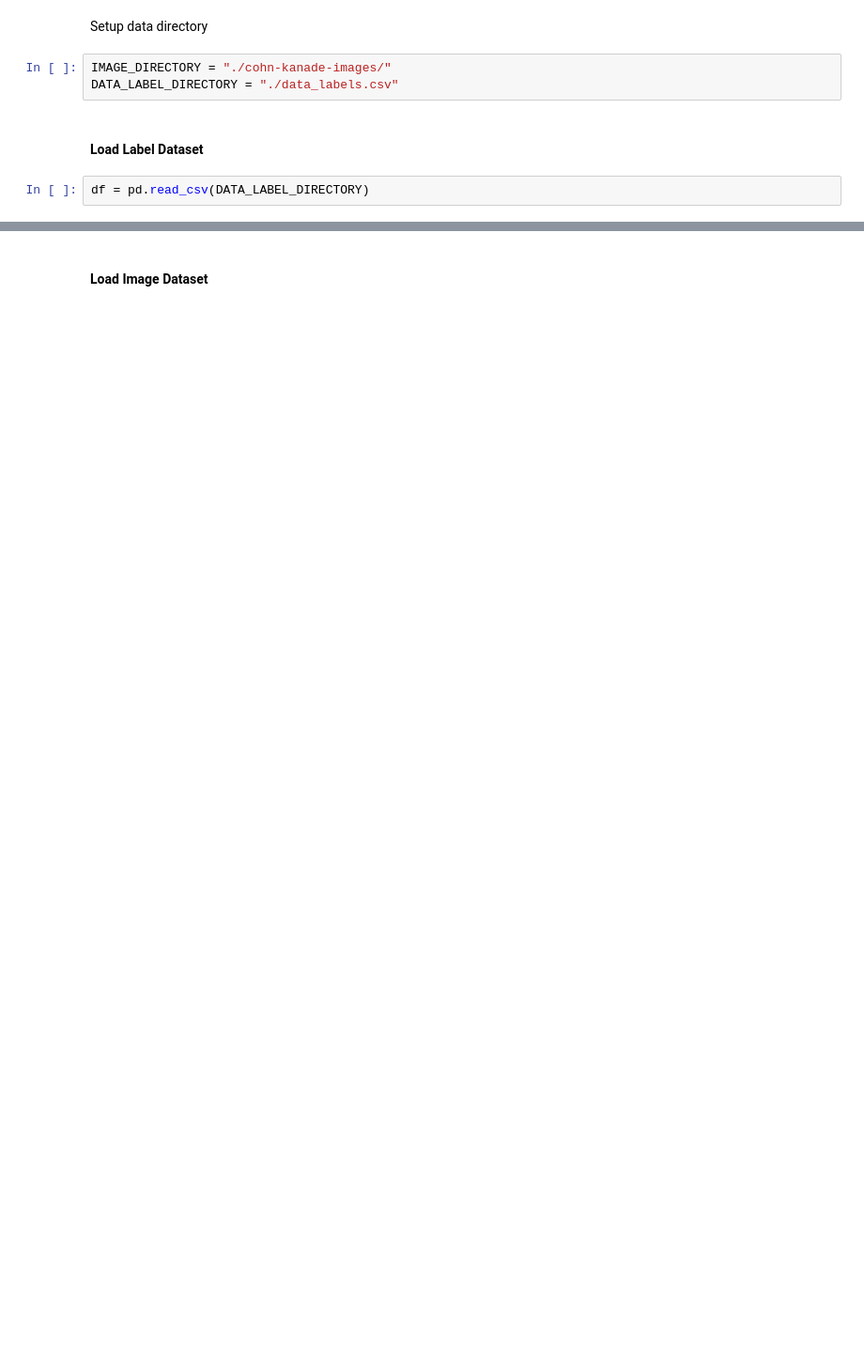
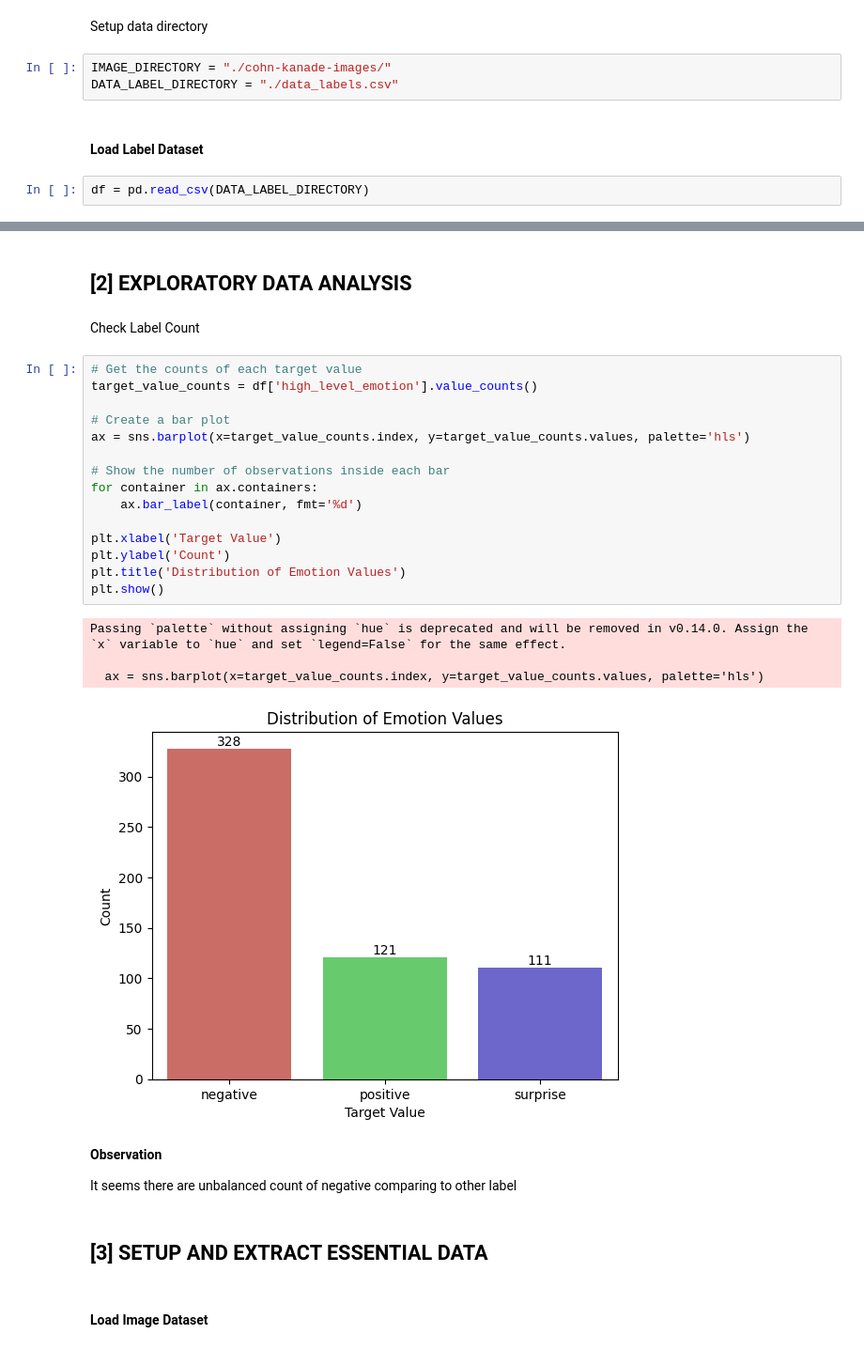
Before and after one commit to baopham2611/Deep_learning_a1, a Jupyter notebook: FacialClassifier.ipynb, the cells around one changed output, grey strips where cells are left out. Shown at 94% size. Drawn from its saved outputs; the diff is of its cells as text; blank space fills up the shorter version.

Commit message:
Adjust, added eda, extract facs code, label

```diff
--- a/FacialClassifier.ipynb
+++ b/FacialClassifier.ipynb
@@ -27,3 +97,33 @@ df = pd.read_csv(DATA_LABEL_DIRECTORY)
+# %% [markdown]
+## [2] EXPLORATORY DATA ANALYSIS
+# %% [markdown]
+Check Label Count
+# %%
+# Get the counts of each target value
+target_value_counts = df['high_level_emotion'].value_counts()
+
+# Create a bar plot
+ax = sns.barplot(x=target_value_counts.index, y=target_value_counts.values, palette='hls')
+
+# Show the number of observations inside each bar
+for container in ax.containers:
+    ax.bar_label(container, fmt='%d')
+
+plt.xlabel('Target Value')
+plt.ylabel('Count')
+plt.title('Distribution of Emotion Values')
+plt.show()
+# %% [output]
+Passing `palette` without assigning `hue` is deprecated and will be removed in v0.14.0. Assign the `x` variable to `hue` and set `legend=False` for the same effect.
+
+  ax = sns.barplot(x=target_value_counts.index, y=target_value_counts.values, palette='hls')
+[figure, added]
+# %% [markdown]
+**Observation**
+
+It seems there are unbalanced count of negative comparing to other label
+# %% [markdown]
+## [3] SETUP AND EXTRACT ESSENTIAL DATA
 # %% [markdown]
 #### Load Image Dataset
 # %%
```
Also changed, not shown: parts of 24 cells of this notebook.
